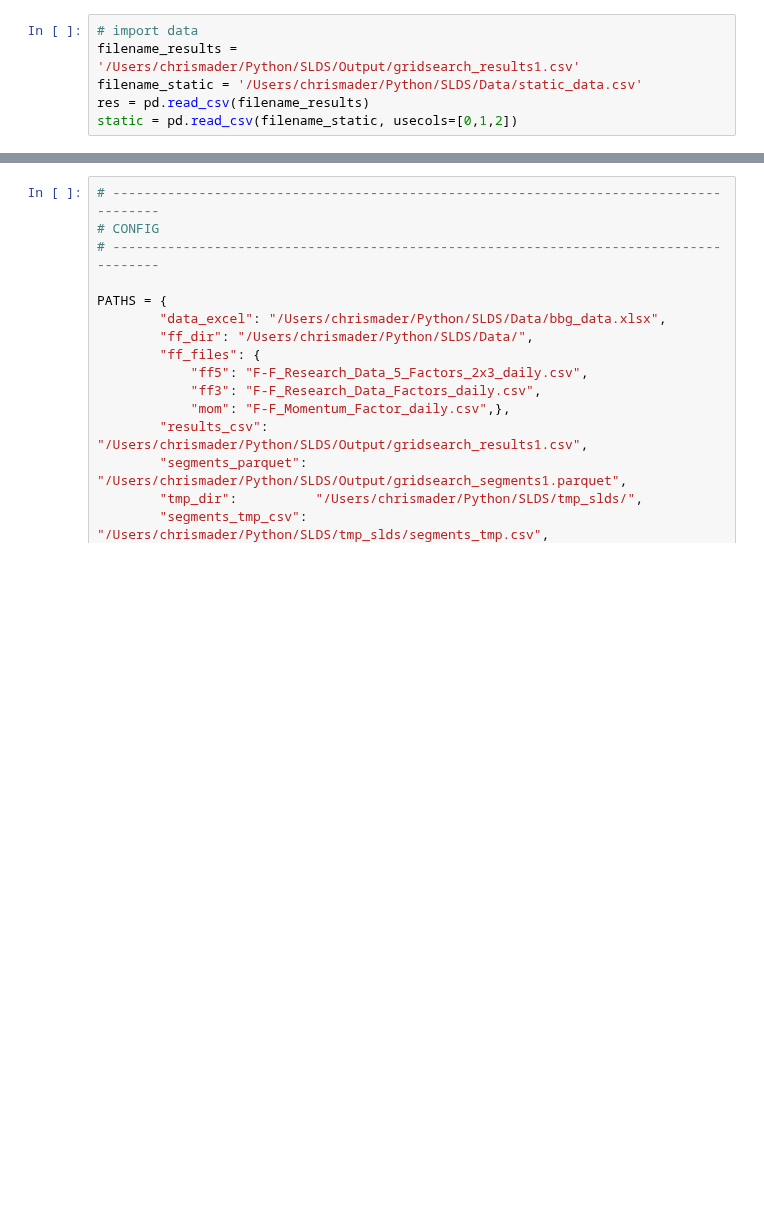
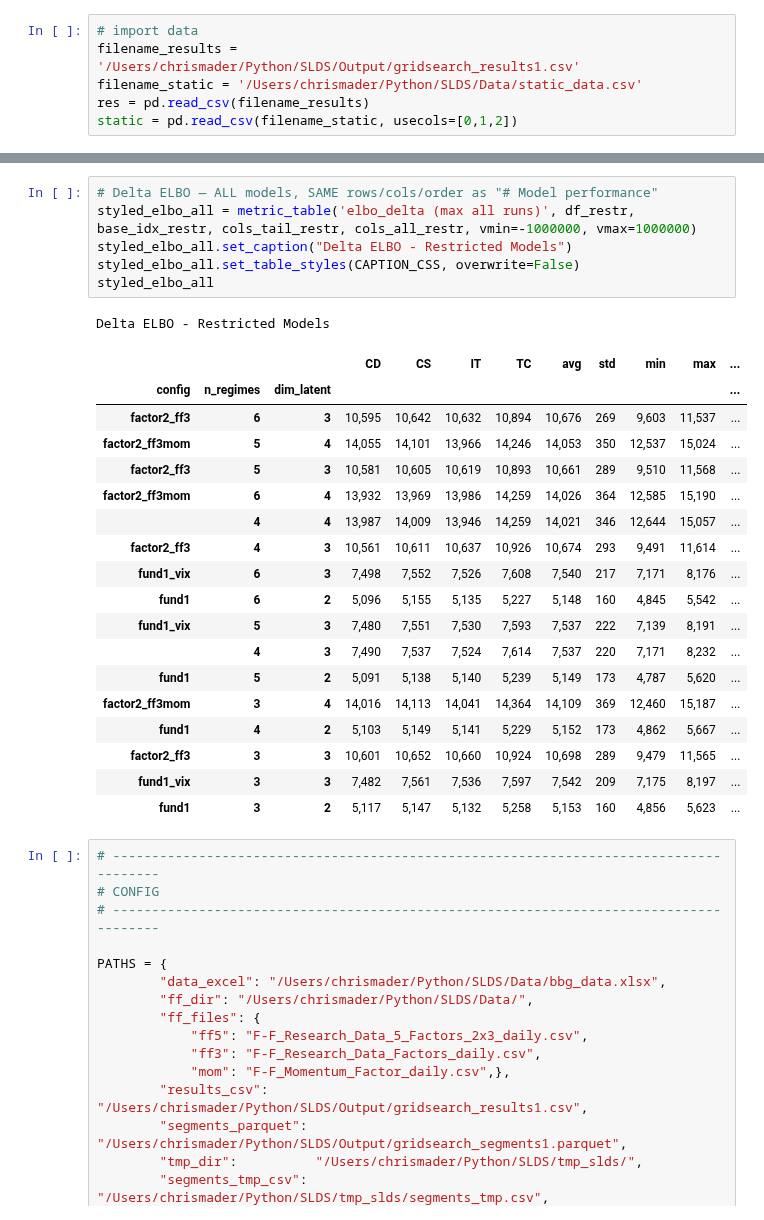
Before and after one commit to chrismader1/SLDS, a Jupyter notebook: rSLDS_analysis.ipynb, the cells around one changed output, grey strips where cells are left out. Drawn from its saved outputs; the diff is of its cells as text; blank space fills up the shorter version.

```diff
--- a/rSLDS_analysis.ipynb
+++ b/rSLDS_analysis.ipynb
@@ -175,3 +225,29 @@ styled_best
+# %%
+# Delta ELBO — ALL models, SAME rows/cols/order as "# Model performance"
+styled_elbo_all = metric_table('elbo_delta (max all runs)', df_restr, base_idx_restr, cols_tail_restr, cols_all_restr, vmin=-1000000, vmax=1000000)
+styled_elbo_all.set_caption("Delta ELBO - Restricted Models")
+styled_elbo_all.set_table_styles(CAPTION_CSS, overwrite=False)
+styled_elbo_all
+# %% [output]
+Delta ELBO - Restricted Models
+|  |  |  | CD | CS | IT | TC | avg | std | min | max | ... |
+| config | n_regimes | dim_latent |  |  |  |  |  |  |  |  | ... |
+| factor2_ff3 | 6 | 3 | 10,595 | 10,642 | 10,632 | 10,894 | 10,676 | 269 | 9,603 | 11,537 | ... |
+| factor2_ff3mom | 5 | 4 | 14,055 | 14,101 | 13,966 | 14,246 | 14,053 | 350 | 12,537 | 15,024 | ... |
+| factor2_ff3 | 5 | 3 | 10,581 | 10,605 | 10,619 | 10,893 | 10,661 | 289 | 9,510 | 11,568 | ... |
+| factor2_ff3mom | 6 | 4 | 13,932 | 13,969 | 13,986 | 14,259 | 14,026 | 364 | 12,585 | 15,190 | ... |
+|  | 4 | 4 | 13,987 | 14,009 | 13,946 | 14,259 | 14,021 | 346 | 12,644 | 15,057 | ... |
+| factor2_ff3 | 4 | 3 | 10,561 | 10,611 | 10,637 | 10,926 | 10,674 | 293 | 9,491 | 11,614 | ... |
+| fund1_vix | 6 | 3 | 7,498 | 7,552 | 7,526 | 7,608 | 7,540 | 217 | 7,171 | 8,176 | ... |
+| fund1 | 6 | 2 | 5,096 | 5,155 | 5,135 | 5,227 | 5,148 | 160 | 4,845 | 5,542 | ... |
+| fund1_vix | 5 | 3 | 7,480 | 7,551 | 7,530 | 7,593 | 7,537 | 222 | 7,139 | 8,191 | ... |
+|  | 4 | 3 | 7,490 | 7,537 | 7,524 | 7,614 | 7,537 | 220 | 7,171 | 8,232 | ... |
+| fund1 | 5 | 2 | 5,091 | 5,138 | 5,140 | 5,239 | 5,149 | 173 | 4,787 | 5,620 | ... |
+| factor2_ff3mom | 3 | 4 | 14,016 | 14,113 | 14,041 | 14,364 | 14,109 | 369 | 12,460 | 15,187 | ... |
+| fund1 | 4 | 2 | 5,103 | 5,149 | 5,141 | 5,229 | 5,152 | 173 | 4,862 | 5,667 | ... |
+| factor2_ff3 | 3 | 3 | 10,601 | 10,652 | 10,660 | 10,924 | 10,698 | 289 | 9,479 | 11,565 | ... |
+| fund1_vix | 3 | 3 | 7,482 | 7,561 | 7,536 | 7,597 | 7,542 | 209 | 7,175 | 8,197 | ... |
+| fund1 | 3 | 2 | 5,117 | 5,147 | 5,132 | 5,258 | 5,153 | 160 | 4,856 | 5,623 | ... |
 # %%
 # --------------------------------------------------------------------------------------
 # CONFIG
```
Also changed, not shown: parts of 11 cells of this notebook, 5 other files.
